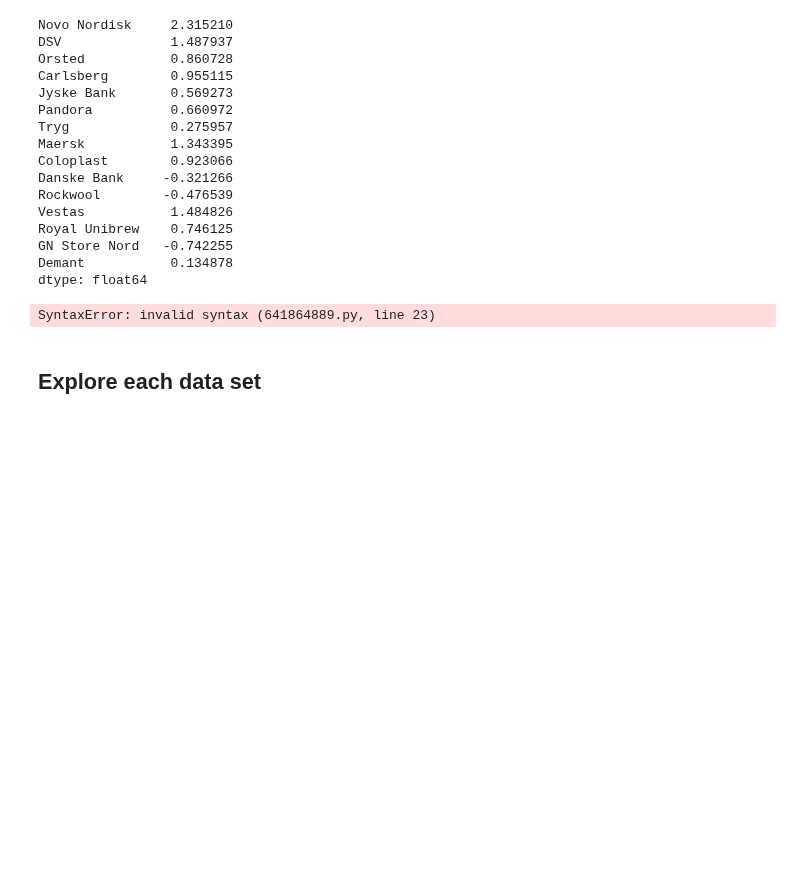
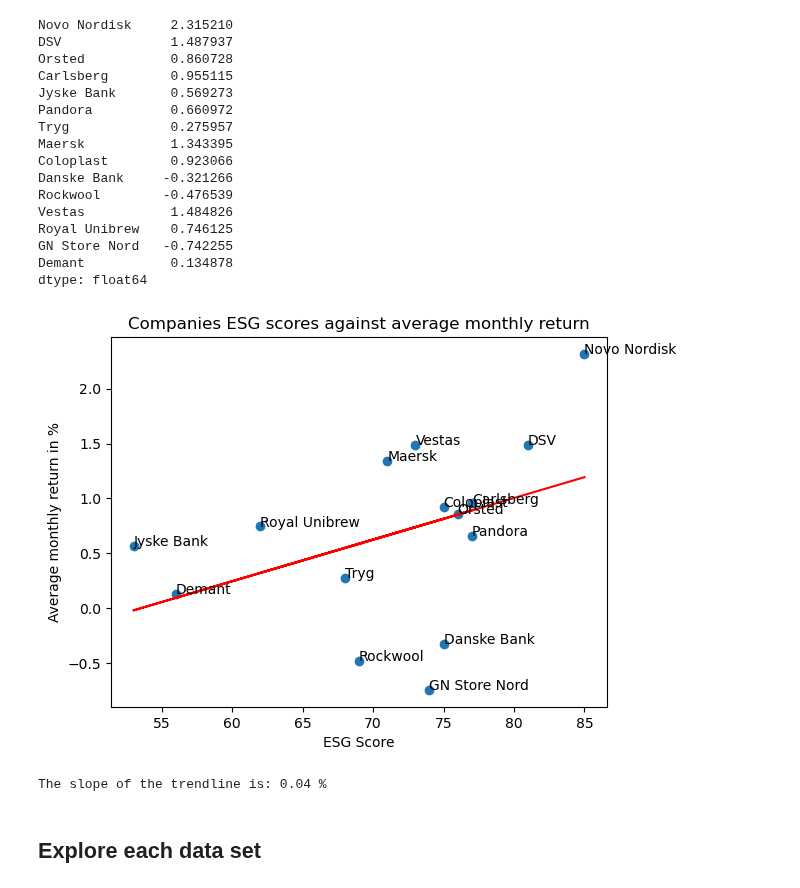
Before and after one commit to NumEconCopenhagen/projects-2023-mmj, a Jupyter notebook: dataproject/dataproject.ipynb, the cells around one changed output. Cells and saved outputs as stored; diff of their text form; code cells hidden in the pictures; blank space fills up the shorter version.

```diff
--- a/dataproject/dataproject.ipynb
+++ b/dataproject/dataproject.ipynb
@@ -183,29 +183,29 @@ dtype: float64
 # %%
 # Create scatter plot
 plt.scatter(df['ESG Score'], avg_log_diff_prices)
 
 # Add annotations
 for i, txt in enumerate(df['Companies']):
     plt.annotate(txt, (df['ESG Score'][i], avg_log_diff_prices[i]))
 
 # Fit linear regression line
 x = df['ESG Score']
 y = avg_log_diff_prices
 m, b = np.polyfit(x, y, 1)
 plt.plot(x, m*x + b, color='red')
 
 # Add labels and title
 plt.xlabel('ESG Score')
 plt.ylabel('Average monthly return in %')
 plt.title('Companies ESG scores against average monthly return')
 
 # Show the plot
 plt.show()
 
 print('The slope of the trendline is: {:.2f} %'.format(m))
-wtf is going on
 # %% [output]
+[figure, added]
-SyntaxError: invalid syntax (641864889.py, line 23)
+The slope of the trendline is: 0.04 %
 # %% [markdown]
 ## Explore each data set
 # %% [markdown]
```
